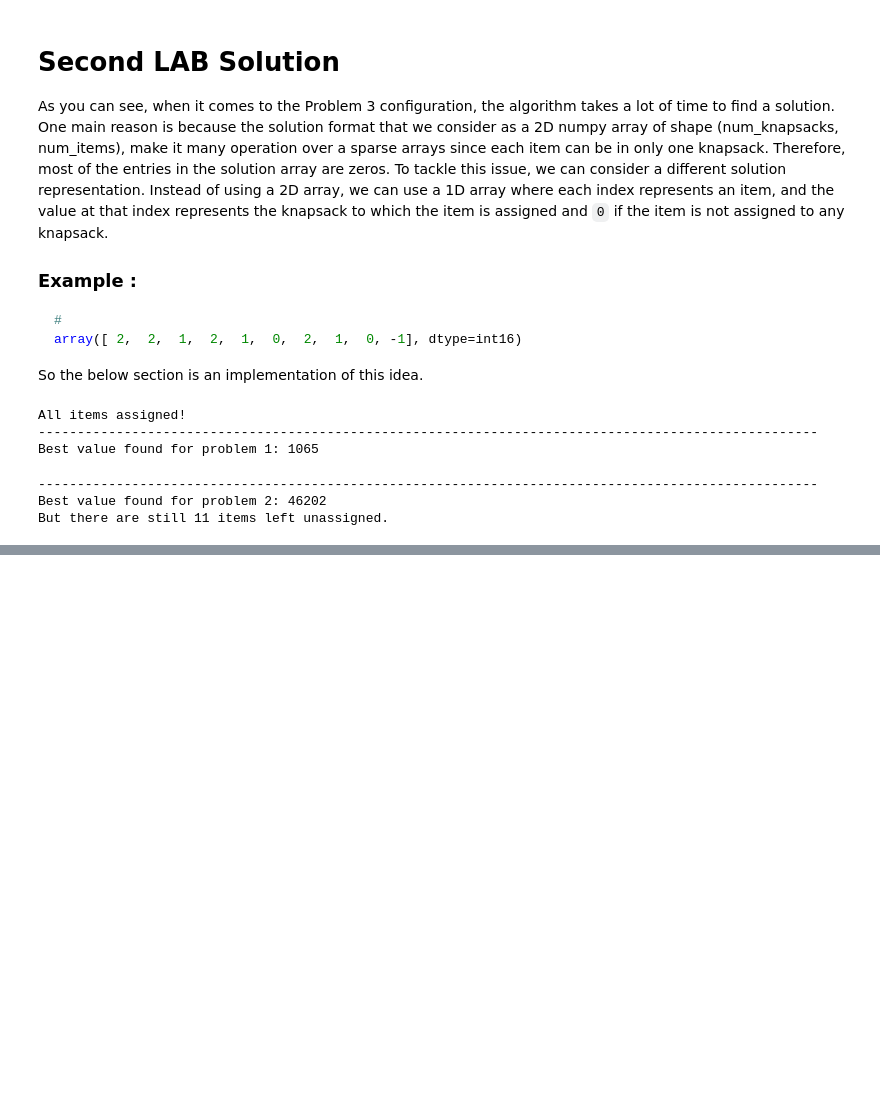
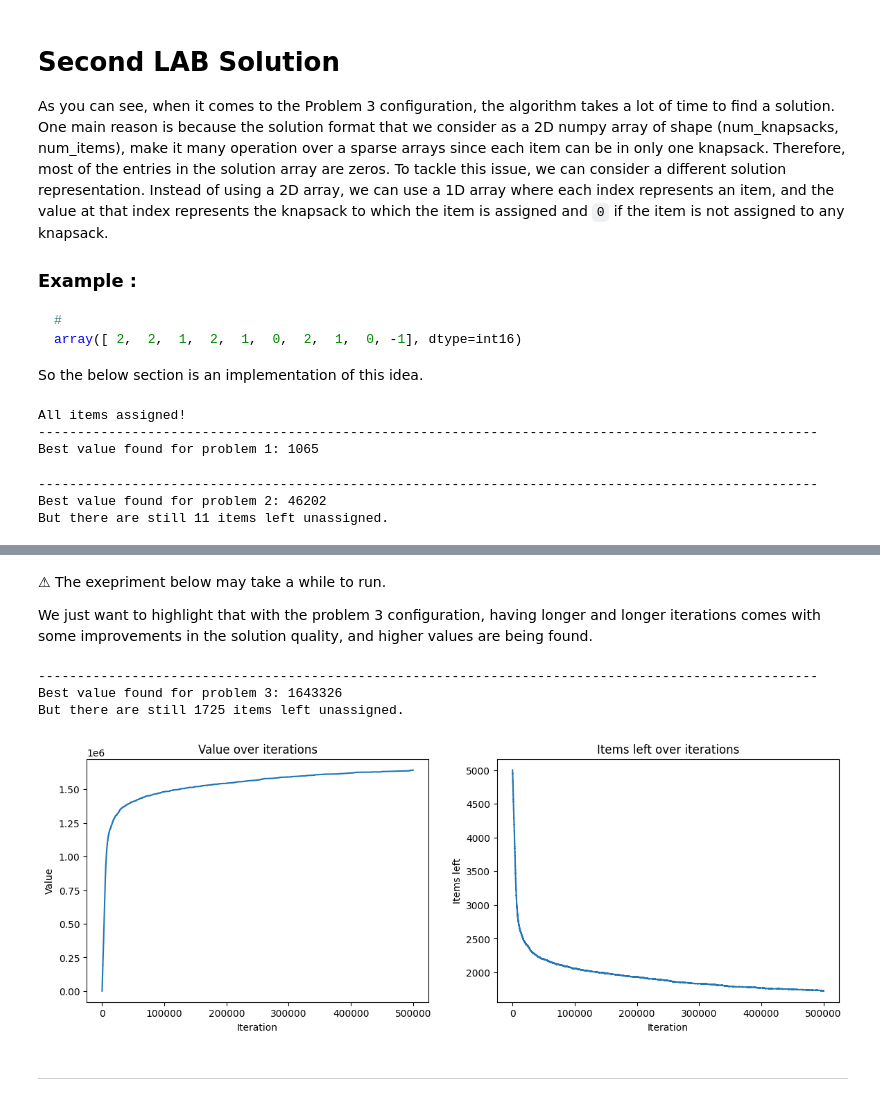
Before and after one commit to MahmoudAMahrous/CI2025_lab1_review_sina, a Jupyter notebook: knapsak.ipynb, the cells around one changed output, grey strips where cells are left out. Cells and saved outputs as stored; diff of their text form; code cells hidden in the pictures; blank space fills up the shorter version.

```diff
--- a/knapsak.ipynb
+++ b/knapsak.ipynb
@@ -527,0 +568,50 @@ plt.show()
+# %% [markdown]
+&#9888; The exepriment below may take a while to run.
+
+We just want to highlight that with the problem 3 configuration, having longer and longer iterations comes with some improvements in the solution quality, and higher values are being found.
+# %%
+# Problem 3:
+rng = np.random.default_rng(seed=42)
+NUM_KNAPSACKS = 100
+NUM_ITEMS = 5000
+NUM_DIMENSIONS = 100
+VALUES = rng.integers(0, 1000, size=NUM_ITEMS)
+WEIGHTS = rng.integers(0, 1000, size=(NUM_ITEMS, NUM_DIMENSIONS))
+CONSTRAINTS = rng.integers(
+    1000 * 10, 1000 * 2 * NUM_ITEMS // NUM_KNAPSACKS, size=(NUM_KNAPSACKS, NUM_DIMENSIONS)
+)
+
+# inital solution with empty knapsacks
+solution = np.full(NUM_ITEMS, -1, dtype=np.int16)
+
+# ! To RUN this you should uncomment the lines below
+
+# best_solution, best_value, items_left_num, history_p3_l = hill_climbing(solution, max_iter=500000,
+#                                                                         actions_set=(['add','remove','swap'], None))
+# print(100 * "-")
+# print("Best value found for problem 3:", best_value)
+# if items_left_num != 0:
+#     print("But there are still", items_left_num, "items left unassigned.")
+# %% [output]
+----------------------------------------------------------------------------------------------------
+Best value found for problem 3: 1643326
+But there are still 1725 items left unassigned.
+# %%
+plt.figure(figsize=(14,10))
+plt.subplot(2,2,1)
+# m = 50000
+# c = 7
+plt.plot(history_p3_l['value'])
+plt.title("Value over iterations")
+plt.xlabel("Iteration")
+plt.ylabel("Value")
+plt.subplot(2,2,2)
+plt.plot(history_p3_l['items_left'])
+plt.title("Items left over iterations")
+plt.xlabel("Iteration")
+plt.ylabel("Items left")
+plt.show()
+# %% [output]
+[figure, added]
+# %% [markdown]
+--------
```
Also changed, not shown: parts of 17 cells of this notebook.
